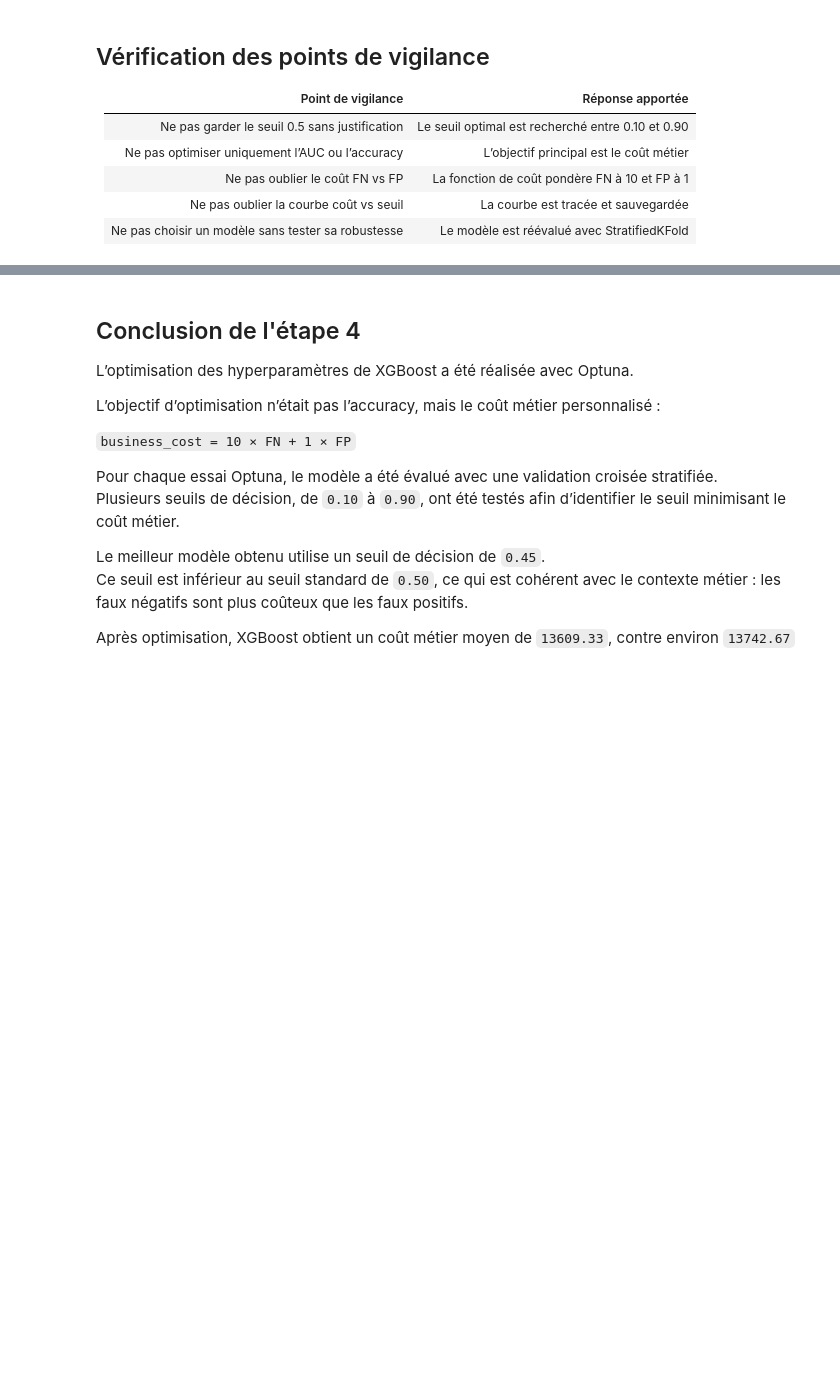
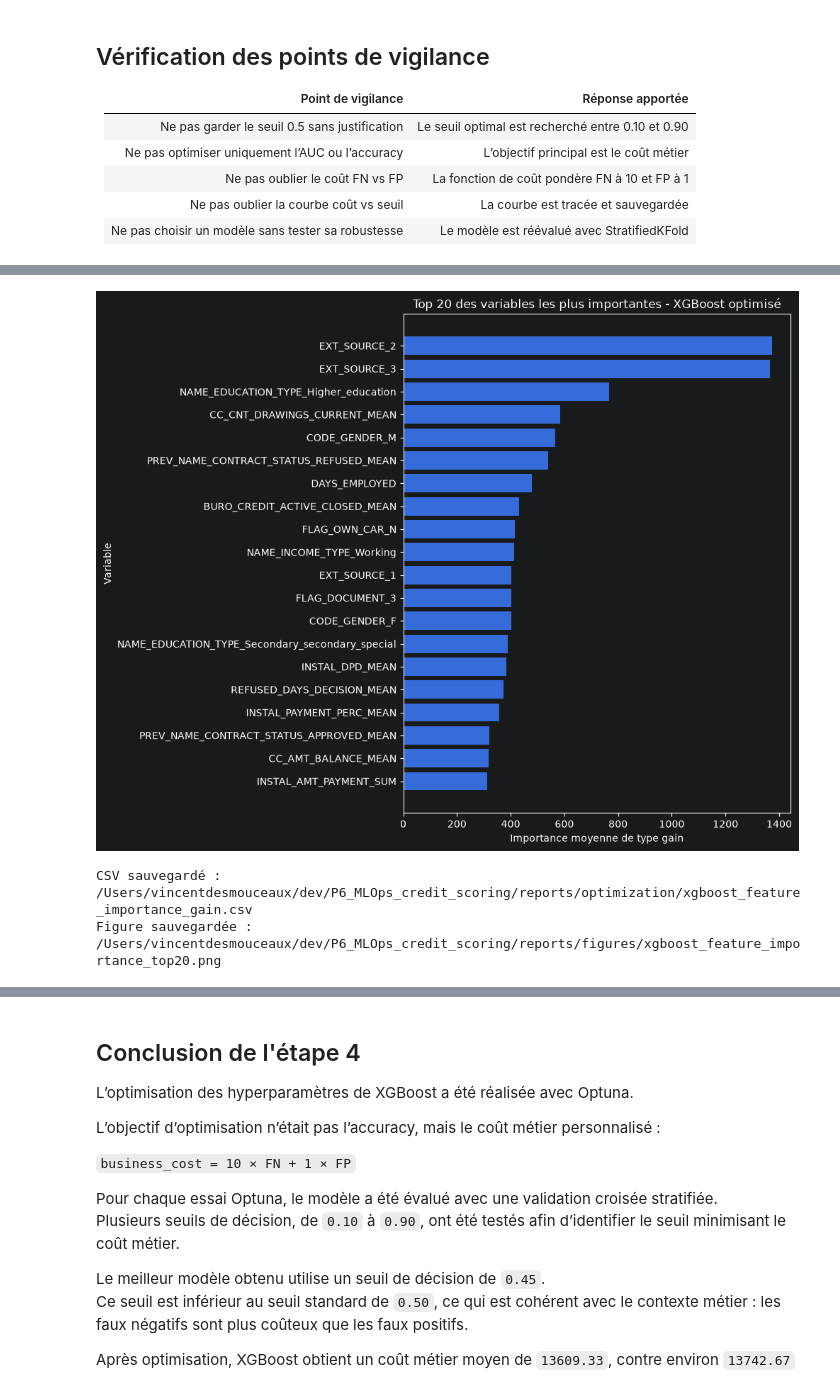
Before and after one commit to VincentDesmouceaux/P6_MLOps_credit_scoring, a Jupyter notebook: notebooks/05_optimisation_hyperparametres_seuil_metier.ipynb, the cells around one changed output, grey strips where cells are left out. Cells and saved outputs as stored; diff of their text form; code cells hidden in the pictures; blank space fills up the shorter version.

```diff
--- a/notebooks/05_optimisation_hyperparametres_seuil_metier.ipynb
+++ b/notebooks/05_optimisation_hyperparametres_seuil_metier.ipynb
@@ -468,0 +593,32 @@ En abaissant le seuil, le modèle détecte davantage de clients risqués, ce qui
+# %%
+feature_importance_path = (
+    PROJECT_ROOT / "reports" / "optimization" / "xgboost_feature_importance_gain.csv"
+)
+
+feature_importance_figure_path = (
+    PROJECT_ROOT / "reports" / "figures" / "xgboost_feature_importance_top20.png"
+)
+
+feature_importance_path.parent.mkdir(parents=True, exist_ok=True)
+feature_importance_figure_path.parent.mkdir(parents=True, exist_ok=True)
+
+feature_importance.to_csv(feature_importance_path, index=False)
+
+plt.figure(figsize=(10, 8))
+plt.barh(
+    top_features["feature"],
+    top_features["importance_gain"],
+)
+plt.xlabel("Importance moyenne de type gain")
+plt.ylabel("Variable")
+plt.title("Top 20 des variables les plus importantes - XGBoost optimisé")
+plt.tight_layout()
+plt.savefig(feature_importance_figure_path)
+plt.show()
+
+print("CSV sauvegardé :", feature_importance_path)
+print("Figure sauvegardée :", feature_importance_figure_path)
+# %% [output]
+[figure, added]
+CSV sauvegardé : /Users/vincentdesmouceaux/dev/P6_MLOps_credit_scoring/reports/optimization/xgboost_feature_importance_gain.csv
+Figure sauvegardée : /Users/vincentdesmouceaux/dev/P6_MLOps_credit_scoring/reports/figures/xgboost_feature_importance_top20.png
```
Also changed, not shown: parts of 6 cells of this notebook.
